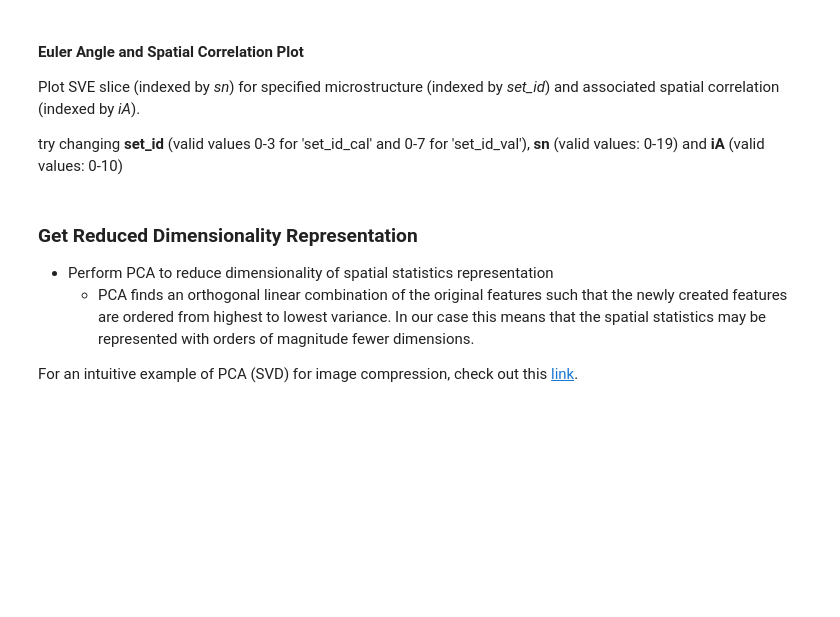
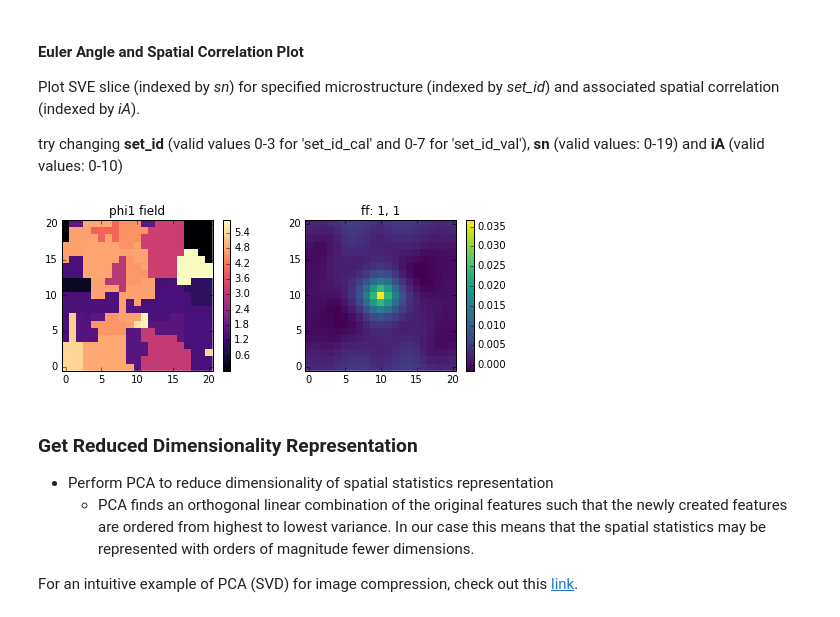
Before and after one commit to npaulson/MKS-Experimentation, a Jupyter notebook: fip_collab/2016_07_22_ideas_md3/index.ipynb, the cells around one changed output. Drawn from its saved outputs; the diff is of its cells as text; code cells hidden in the pictures; blank space fills up the shorter version.

Commit message:
change plotting of figures for GSH spatial statistics paper

```diff
--- a/fip_collab/2016_07_22_ideas_md3/index.ipynb
+++ b/fip_collab/2016_07_22_ideas_md3/index.ipynb
@@ -166,8 +177,10 @@ try changing **set_id** (valid values 0-3 for 'set_id_cal' and 0-7 for 'set_id_v
 # %%
 set_id = C['set_id_val'][3]  # index for the microstructure of interest
 sn = 0  # index for the SVE of interest
-iA = 10  # index for the correlation of interest
+iA = 6  # index for the correlation of interest
 pltcorr.pltcorr(C, set_id=set_id , sn=sn, iA=iA)
+# %% [output]
+[figure, added]
 # %% [markdown]
 ### Get Reduced Dimensionality Representation
 * Perform PCA to reduce dimensionality of spatial statistics representation
```
Also changed, not shown: parts of 9 cells of this notebook, 42 other files.
